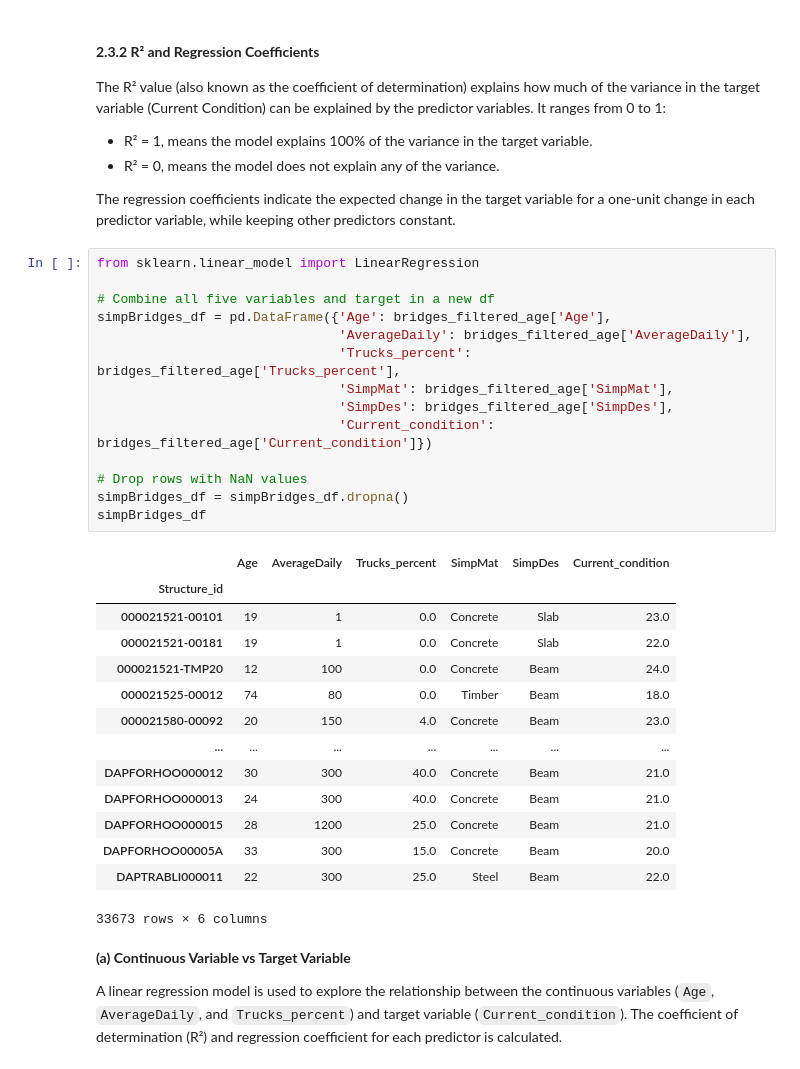
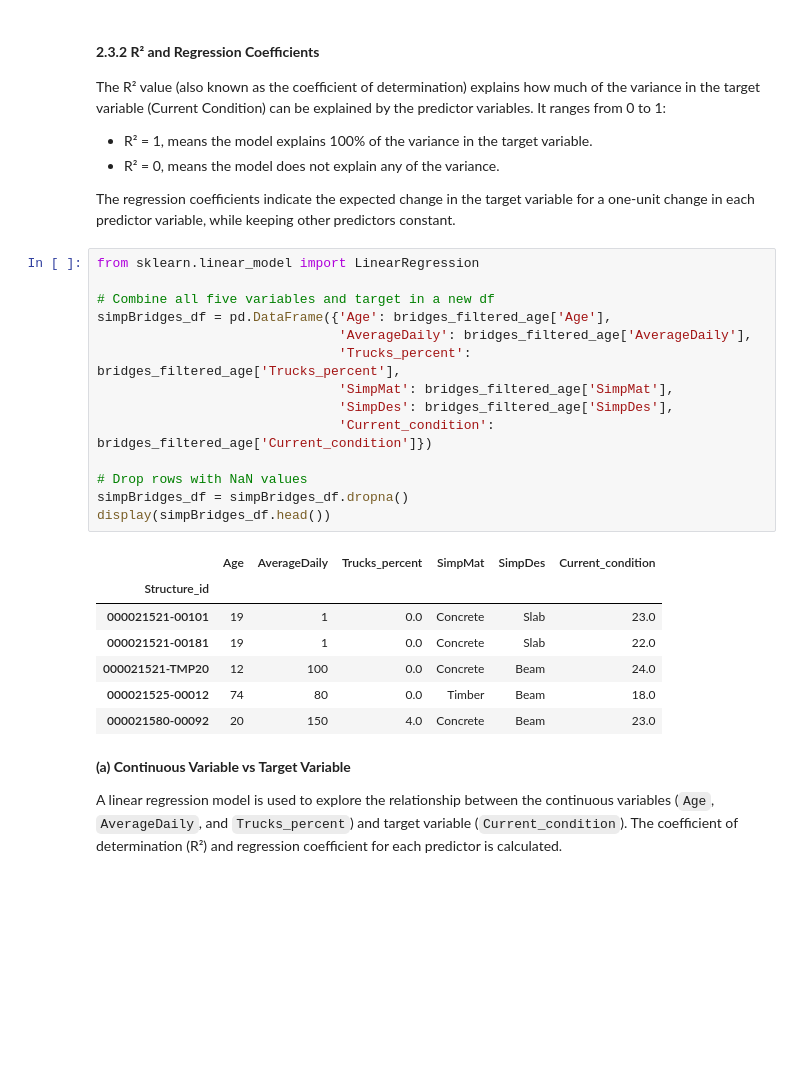
Before and after one commit to Ericazzzzzz/Texas-Bridges-Condition-Analysis, a Jupyter notebook: ECS7024P_CW2.ipynb, the cells around one changed output. Drawn from its saved outputs; the diff is of its cells as text; blank space fills up the shorter version.

```diff
--- a/ECS7024P_CW2.ipynb
+++ b/ECS7024P_CW2.ipynb
@@ -499,32 +497,25 @@ The regression coefficients indicate the expected change in the target variable
 # %%
 from sklearn.linear_model import LinearRegression
 
 # Combine all five variables and target in a new df
 simpBridges_df = pd.DataFrame({'Age': bridges_filtered_age['Age'],
                                'AverageDaily': bridges_filtered_age['AverageDaily'],
                                'Trucks_percent': bridges_filtered_age['Trucks_percent'],
                                'SimpMat': bridges_filtered_age['SimpMat'],
                                'SimpDes': bridges_filtered_age['SimpDes'],
                                'Current_condition': bridges_filtered_age['Current_condition']})
 
 # Drop rows with NaN values
 simpBridges_df = simpBridges_df.dropna()
-simpBridges_df
+display(simpBridges_df.head())
 # %% [output]
 |  | Age | AverageDaily | Trucks_percent | SimpMat | SimpDes | Current_condition |
 | Structure_id |  |  |  |  |  |  |
 | 000021521-00101 | 19 | 1 | 0.0 | Concrete | Slab | 23.0 |
 | 000021521-00181 | 19 | 1 | 0.0 | Concrete | Slab | 22.0 |
 | 000021521-TMP20 | 12 | 100 | 0.0 | Concrete | Beam | 24.0 |
 | 000021525-00012 | 74 | 80 | 0.0 | Timber | Beam | 18.0 |
 | 000021580-00092 | 20 | 150 | 4.0 | Concrete | Beam | 23.0 |
-| ... | ... | ... | ... | ... | ... | ... |
-| DAPFORHOO000012 | 30 | 300 | 40.0 | Concrete | Beam | 21.0 |
-| DAPFORHOO000013 | 24 | 300 | 40.0 | Concrete | Beam | 21.0 |
-| DAPFORHOO000015 | 28 | 1200 | 25.0 | Concrete | Beam | 21.0 |
-| DAPFORHOO00005A | 33 | 300 | 15.0 | Concrete | Beam | 20.0 |
-| DAPTRABLI000011 | 22 | 300 | 25.0 | Steel | Beam | 22.0 |
-33673 rows × 6 columns
 # %% [markdown]
 **(a) Continuous Variable vs Target Variable**
 
```
Also changed, not shown: parts of 12 cells of this notebook.
